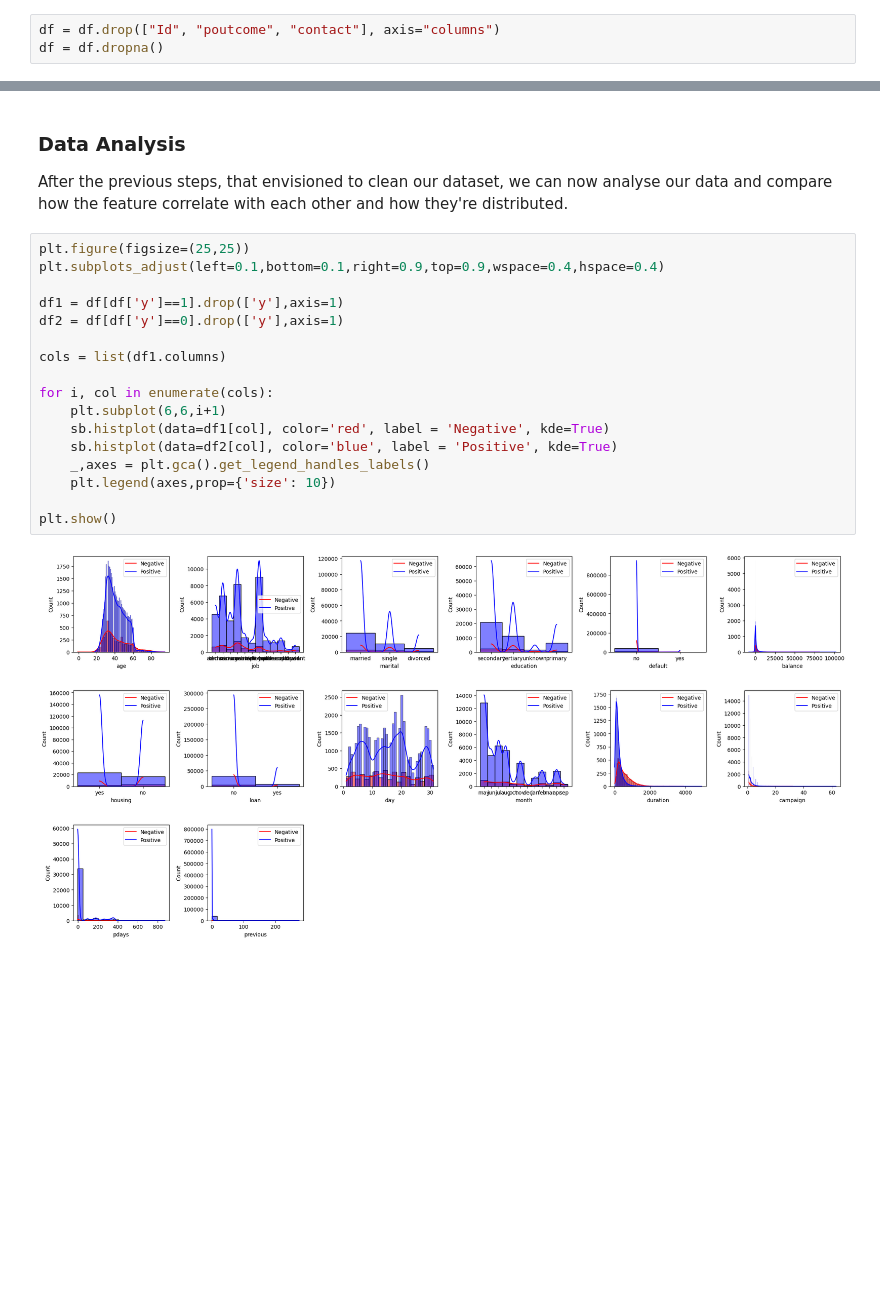
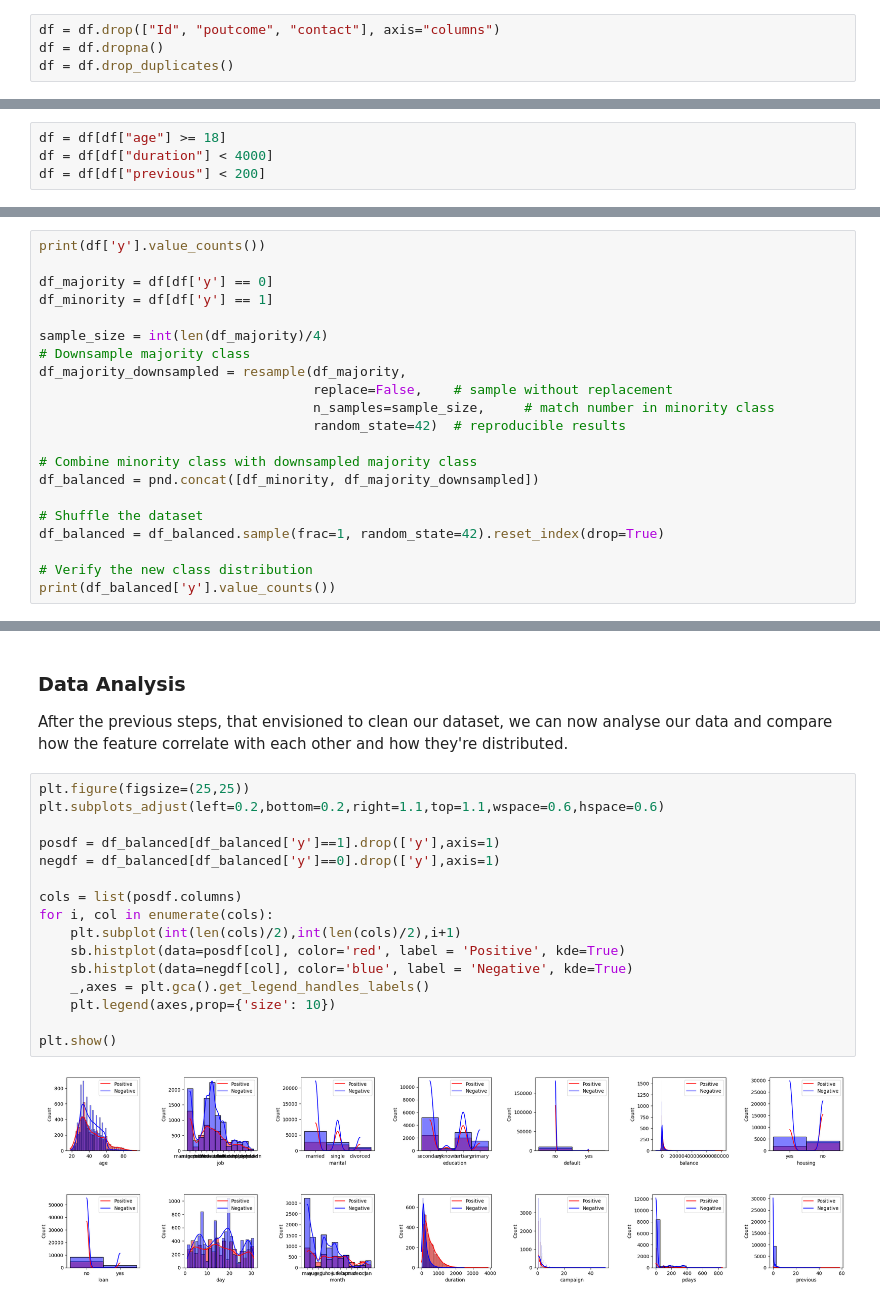
Before and after one commit to goncalo2k/FEUP-BANKRUPT, a Jupyter notebook: src/Bankrupt.ipynb, the cells around one changed output, grey strips where cells are left out. Saved outputs shown, nothing was run; the diff lists cells and outputs as text; blank space fills up the shorter version.

Commit message:
Added lots of improvements in data analysis :D

```diff
--- a/src/Bankrupt.ipynb
+++ b/src/Bankrupt.ipynb
@@ -71,3 +73,4 @@ By making the previous checks, we know that:
 # %%
 df = df.drop(["Id", "poutcome", "contact"], axis="columns")
 df = df.dropna()
+df = df.drop_duplicates()
@@ -74,3 +92,7 @@ df = df.dropna()
+# %%
+df = df[df["age"] >= 18]
+df = df[df["duration"] < 4000]
+df = df[df["previous"] < 200]
 # %%
 df.shape
 # %% [output]
@@ -98,3 +166,24 @@ Now that we encoded our target variable, we can see that there's a huge differen
 In order to make our data more viable, we have two options:
  - Sample the variable with the highest number of rows;
  - Duplicate the variable with the least number of rows.
+# %%
+print(df['y'].value_counts())
+
+df_majority = df[df['y'] == 0]
+df_minority = df[df['y'] == 1]
+
+sample_size = int(len(df_majority)/4)
+# Downsample majority class
+df_majority_downsampled = resample(df_majority,
+                                   replace=False,    # sample without replacement
+                                   n_samples=sample_size,     # match number in minority class
+                                   random_state=42)  # reproducible results
+
+# Combine minority class with downsampled majority class
+df_balanced = pnd.concat([df_minority, df_majority_downsampled])
+
+# Shuffle the dataset
+df_balanced = df_balanced.sample(frac=1, random_state=42).reset_index(drop=True)
+
+# Verify the new class distribution
+print(df_balanced['y'].value_counts())
@@ -104,20 +202,19 @@ In order to make our data more viable, we have two options:
 After the previous steps, that envisioned to clean our dataset, we can now analyse our data and compare how the feature correlate with each other and how they're distributed.
 # %%
 plt.figure(figsize=(25,25))
-plt.subplots_adjust(left=0.1,bottom=0.1,right=0.9,top=0.9,wspace=0.4,hspace=0.4)
+plt.subplots_adjust(left=0.2,bottom=0.2,right=1.1,top=1.1,wspace=0.6,hspace=0.6)
 
-df1 = df[df['y']==1].drop(['y'],axis=1)
-df2 = df[df['y']==0].drop(['y'],axis=1)
+posdf = df_balanced[df_balanced['y']==1].drop(['y'],axis=1)
+negdf = df_balanced[df_balanced['y']==0].drop(['y'],axis=1)
 
-cols = list(df1.columns)
-
+cols = list(posdf.columns)
 for i, col in enumerate(cols):
-    plt.subplot(6,6,i+1)
-    sb.histplot(data=df1[col], color='red', label = 'Negative', kde=True)
-    sb.histplot(data=df2[col], color='blue', label = 'Positive', kde=True)
+    plt.subplot(int(len(cols)/2),int(len(cols)/2),i+1)
+    sb.histplot(data=posdf[col], color='red', label = 'Positive', kde=True)
+    sb.histplot(data=negdf[col], color='blue', label = 'Negative', kde=True)
     _,axes = plt.gca().get_legend_handles_labels()
     plt.legend(axes,prop={'size': 10})
 
 plt.show()
 # %% [output]
-[figure, old version]
+[figure, new version]
```
Also changed, not shown: parts of 17 cells of this notebook.
